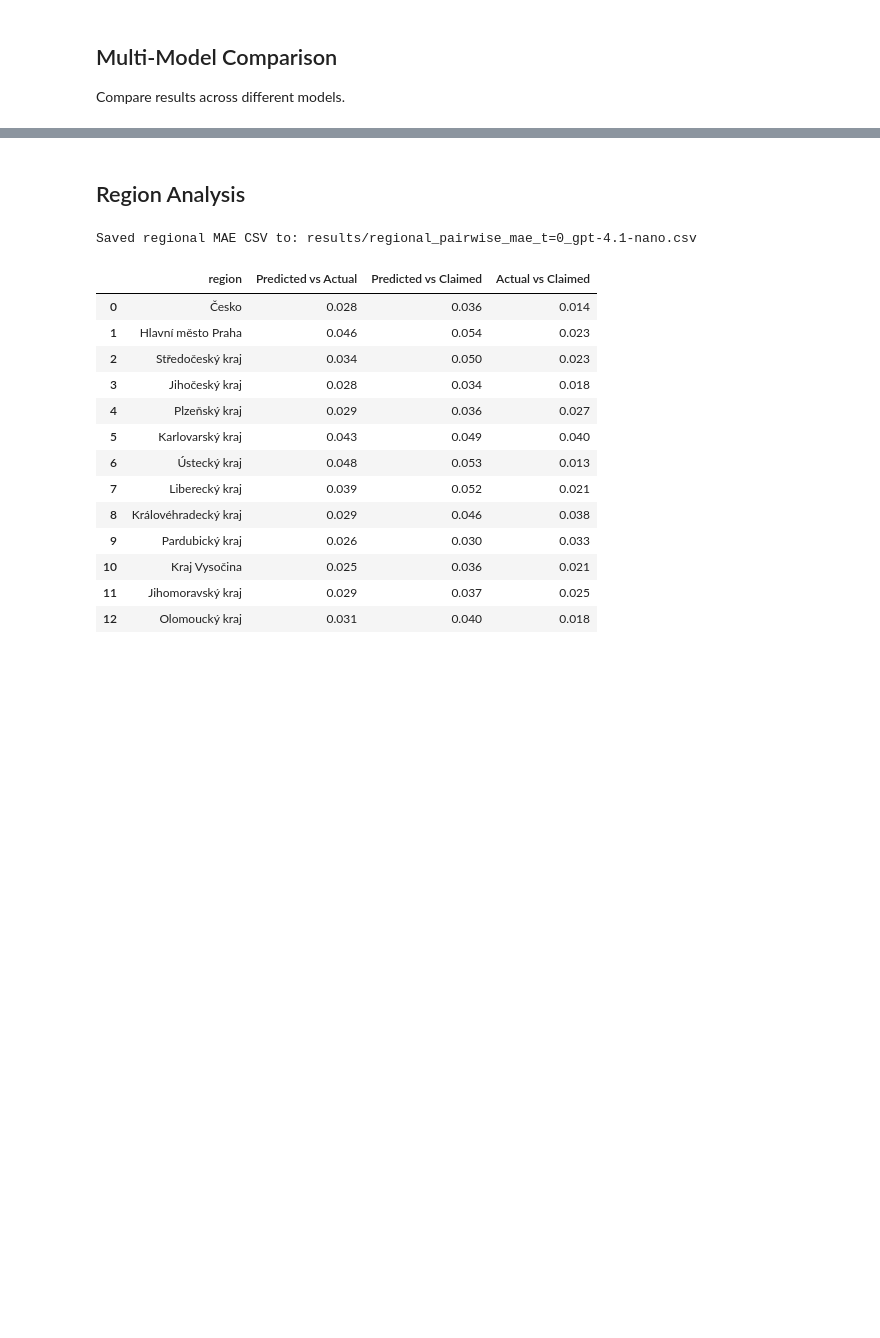
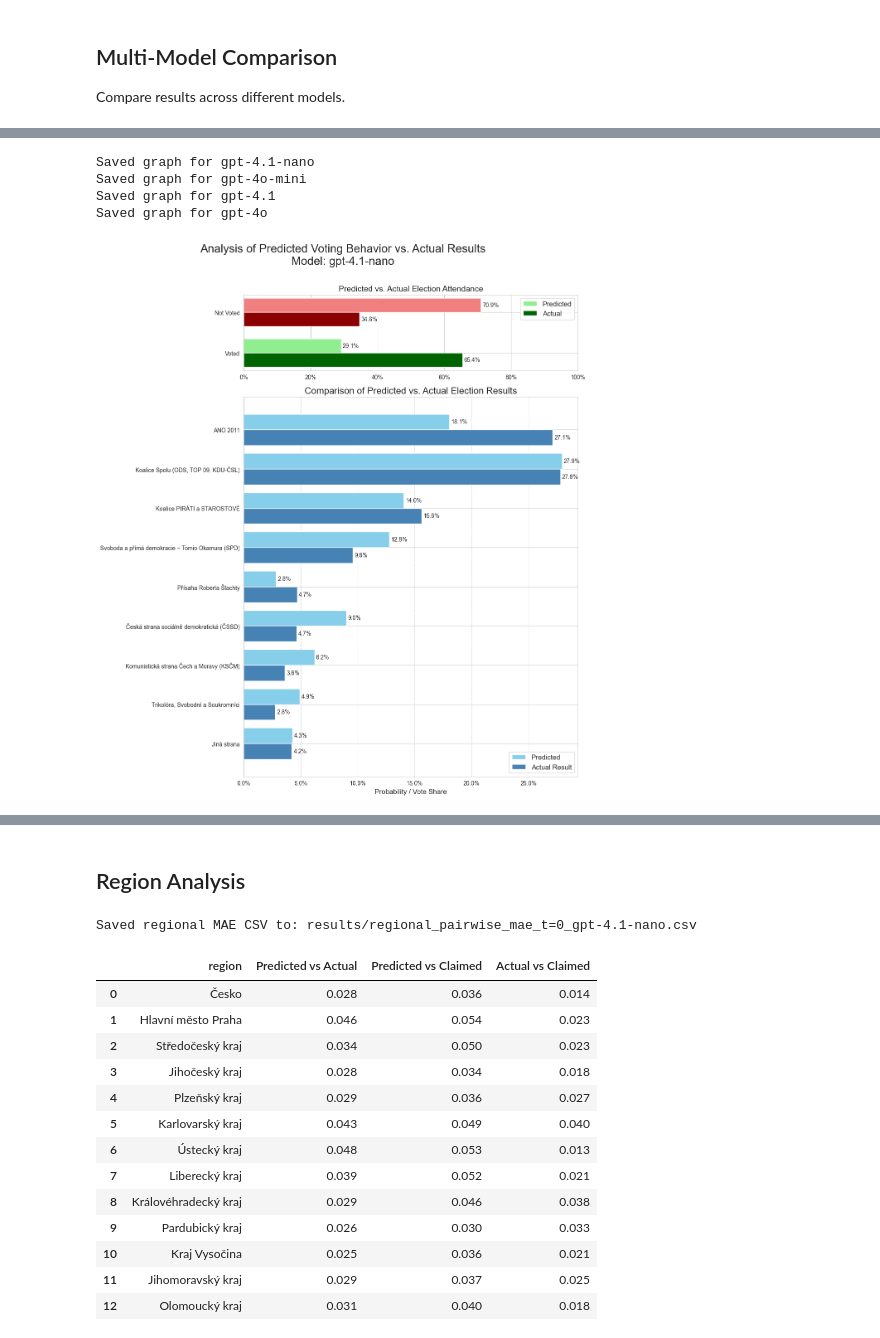
Before and after one commit to 11NIKTO11/Panel_LLM, a Jupyter notebook: Result_analysis.ipynb, the cells around one changed output, grey strips where cells are left out. Saved outputs shown, nothing was run; the diff lists cells and outputs as text; code cells hidden in the pictures; blank space fills up the shorter version.

```diff
--- a/Result_analysis.ipynb
+++ b/Result_analysis.ipynb
@@ -180,23 +108,21 @@ print(f"\nSuccessfully loaded {len([r for r in voting_results_list if r])} model
 # %%
 # Generate and save comparison graphs
-for model_name, voting_results_model in zip(model_names, voting_results_list):
-    if not voting_results_model:  # Skip if no results loaded
-        continue
+for model_name, voting_results_df in zip(model_names, voting_results_list):
 
-    # Build DataFrame and aggregate to a single series
-    df_pred = Save_Utils.results_to_dataframe(voting_results_model)
-    predicted_series = Visualization_Utils.aggregate_columns(df_pred, True)
-
-    reload(Visualization_Utils)
-    # Visualize the results
-    actual_series = pd.Series({**{Data.VOTED: actual_attendance[Data.VOTED], Data.NOT_VOTED: actual_attendance[Data.NOT_VOTED]}, **actual_parties})
+    predicted_results = Data_Utils.aggregate_results_from_df(voting_results_df)
     fig = Visualization_Utils.visualize_comprehensive_results(
-        predicted_series,
-        actual_series,
-        model_name=model_name,
-        actual_is_claimed=False
-    )
+        predicted_results,
+        actual_results_country,
+        Data_Utils.PARTY_COLUMNS_2021,
+        model_name=model_name, actual_is_claimed=False
+)
     # Save the plot as a PNG file
     if fig:
         fig.savefig(f"graphs/{model_name}.png")
         print(f"Saved graph for {model_name}")
+# %% [output]
+Saved graph for gpt-4.1-nano
+Saved graph for gpt-4o-mini
+Saved graph for gpt-4.1
+Saved graph for gpt-4o
+[figure, added]
```
Also changed, not shown: parts of 15 cells of this notebook, 7 other files.
